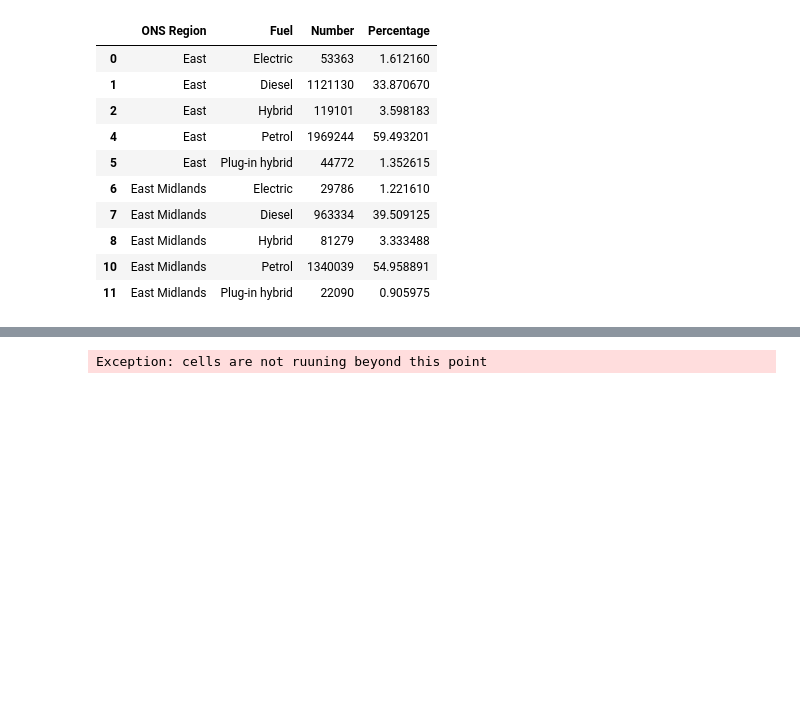
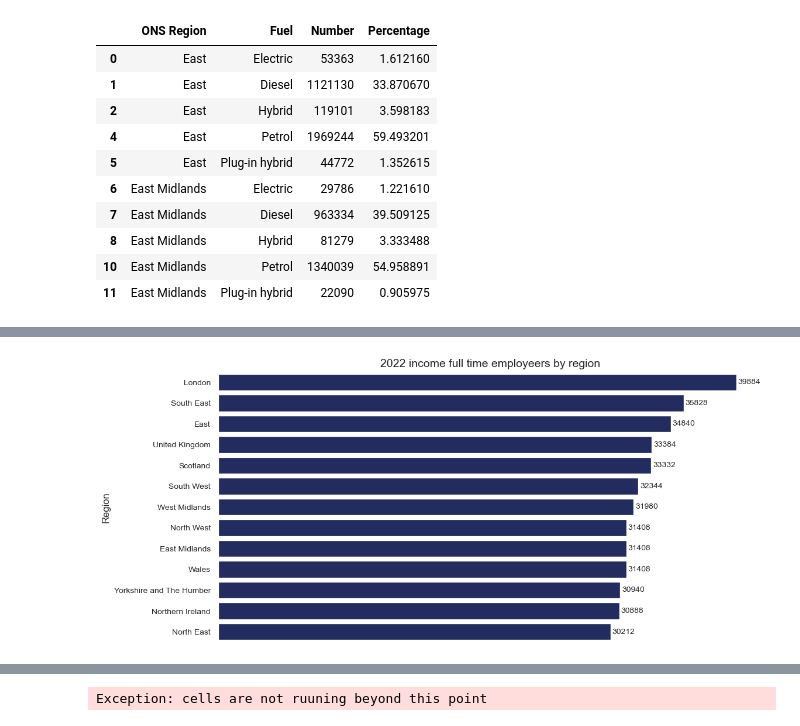
Before and after one commit to ssalazarheredia/vehicle_analysis, a Jupyter notebook: vehicle_analysis.ipynb, the cells around one changed output, grey strips where cells are left out. Cells and saved outputs as stored; diff of their text form; code cells hidden in the pictures; blank space fills up the shorter version.

```diff
--- a/vehicle_analysis.ipynb
+++ b/vehicle_analysis.ipynb
@@ -474,4 +471,6 @@ Error:
 # %%
-labels=electric_geo['Number of Electric Cars']
-sum(labels)
+#Import the weekly income data
+weekly_income_uk=pd.read_csv('data/weekly_income_region_uk_2002_2023.csv')
+#Take a look to the first 10 rows of the file
+weekly_income_uk.head(10)
 # %% [output]
@@ -478,0 +489,7 @@ sum(labels)
+# %%
+#Calculate yearly income for year 2022 (approximate year to 52 weeks)
+year_income_2022=weekly_income_uk[['Region','2022']].copy()
+year_income_2022['year_2022']=year_income_2022['2022']*52
+year_income_2022.drop('2022',axis=1,inplace=True)
+year_income_2022.sort_values(by='year_2022',ascending=False,inplace=True)
+year_income_2022.head(10)
@@ -479,3 +508,15 @@ sum(labels)
+# %%
+fig=plt.figure(figsize=(12,6))
+plt.title('2022 income full time employeers by region',size=14);
+#Plot bar chart and add paletter
+ax=sns.barplot(data=year_income_2022,x='year_2022',y='Region',color='#182568')
+ax.set_yticklabels(year_income_2022['Region'].unique(),fontsize=10)
+ax.bar_label(ax.containers[0],padding=2,fontsize=10)
+ax.get_xaxis().set_ticks([])
+ax.set(xlabel=None)
+fig.savefig('graphs/2022 income full time employeers by region.png');
+# %% [output]
+[figure, added]
 # %%
 veh_licence_geo.head(10)
 # %% [output]
```
Also changed, not shown: parts of 8 cells of this notebook, 5 other files.
